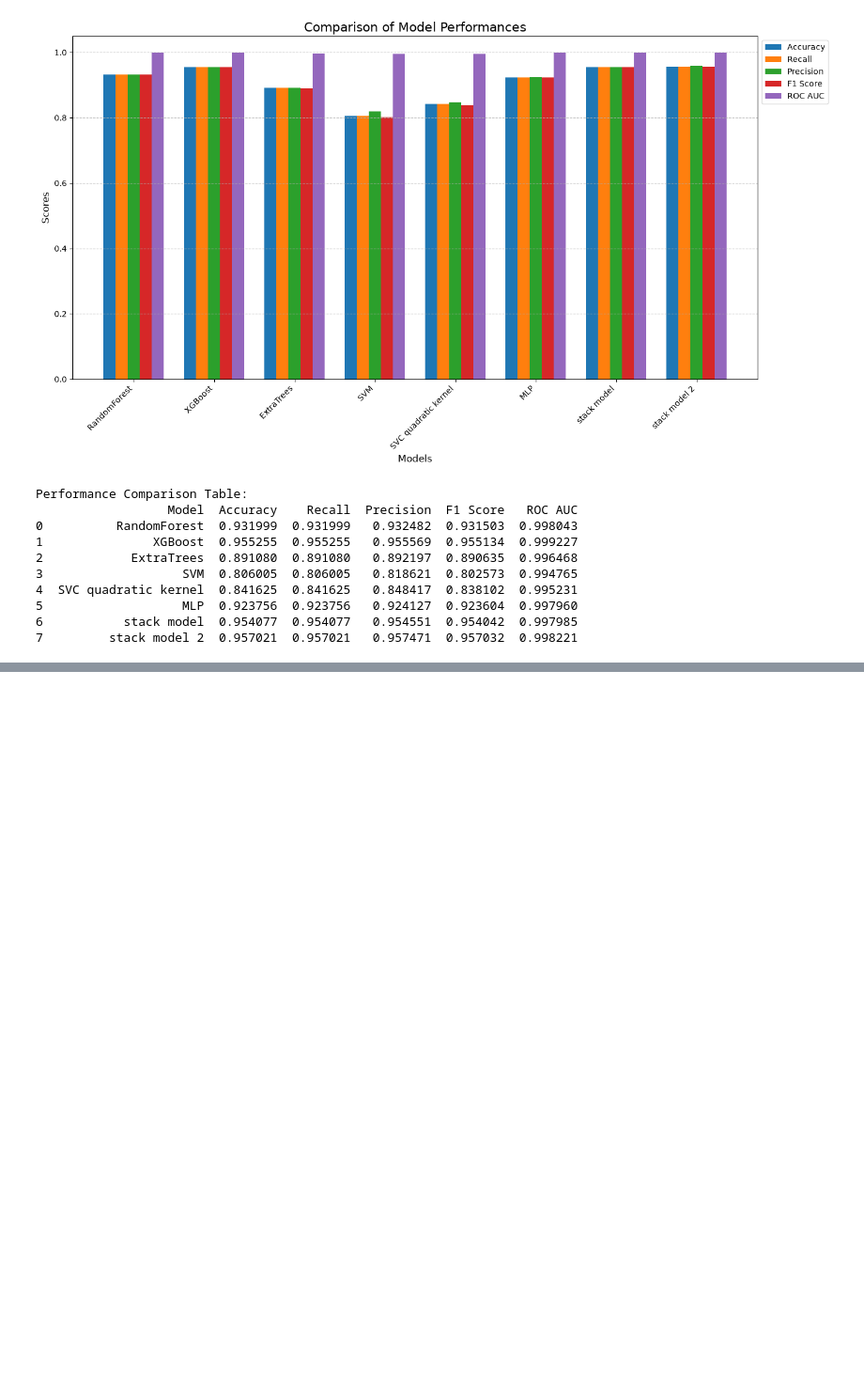
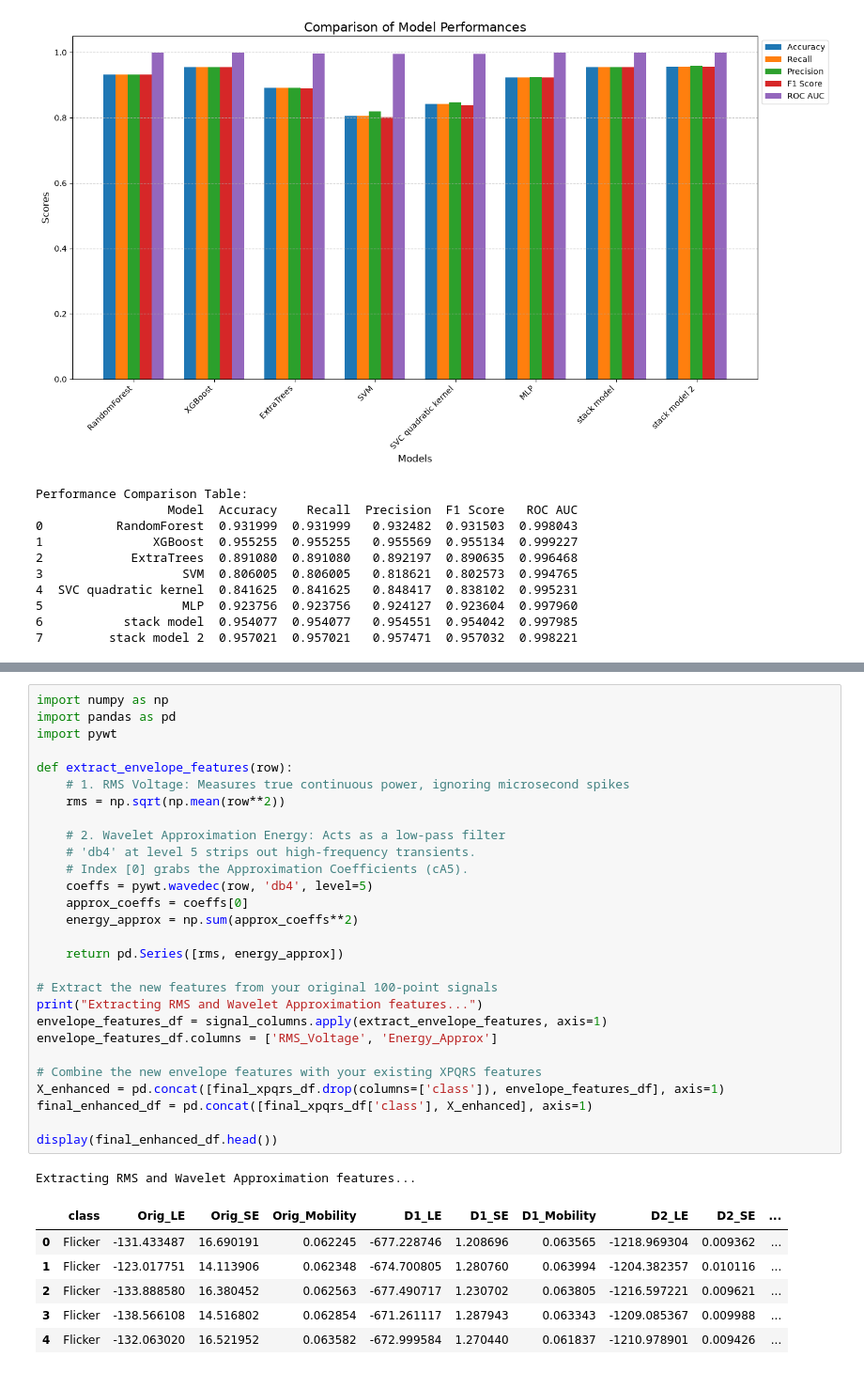
Before and after one commit to SorbieuRnk/PowerQualityDisturbancesClassification, a Jupyter notebook: project.ipynb, the cells around one changed output, grey strips where cells are left out. Shown at 94% size. Saved outputs shown, nothing was run; the diff lists cells and outputs as text; blank space fills up the shorter version.

Commit message:
achieved high acc

```diff
--- a/project.ipynb
+++ b/project.ipynb
@@ -786,0 +1060,36 @@ Performance Comparison Table:
+# %%
+import numpy as np
+import pandas as pd
+import pywt
+
+def extract_envelope_features(row):
+    # 1. RMS Voltage: Measures true continuous power, ignoring microsecond spikes
+    rms = np.sqrt(np.mean(row**2))
+
+    # 2. Wavelet Approximation Energy: Acts as a low-pass filter
+    # 'db4' at level 5 strips out high-frequency transients.
+    # Index [0] grabs the Approximation Coefficients (cA5).
+    coeffs = pywt.wavedec(row, 'db4', level=5)
+    approx_coeffs = coeffs[0]
+    energy_approx = np.sum(approx_coeffs**2)
+
+    return pd.Series([rms, energy_approx])
+
+# Extract the new features from your original 100-point signals
+print("Extracting RMS and Wavelet Approximation features...")
+envelope_features_df = signal_columns.apply(extract_envelope_features, axis=1)
+envelope_features_df.columns = ['RMS_Voltage', 'Energy_Approx']
+
+# Combine the new envelope features with your existing XPQRS features
+X_enhanced = pd.concat([final_xpqrs_df.drop(columns=['class']), envelope_features_df], axis=1)
+final_enhanced_df = pd.concat([final_xpqrs_df['class'], X_enhanced], axis=1)
+
+display(final_enhanced_df.head())
+# %% [output]
+Extracting RMS and Wavelet Approximation features...
+|  | class | Orig_LE | Orig_SE | Orig_Mobility | D1_LE | D1_SE | D1_Mobility | D2_LE | D2_SE | ... |
+| 0 | Flicker | -131.433487 | 16.690191 | 0.062245 | -677.228746 | 1.208696 | 0.063565 | -1218.969304 | 0.009362 | ... |
+| 1 | Flicker | -123.017751 | 14.113906 | 0.062348 | -674.700805 | 1.280760 | 0.063994 | -1204.382357 | 0.010116 | ... |
+| 2 | Flicker | -133.888580 | 16.380452 | 0.062563 | -677.490717 | 1.230702 | 0.063805 | -1216.597221 | 0.009621 | ... |
+| 3 | Flicker | -138.566108 | 14.516802 | 0.062854 | -671.261117 | 1.287943 | 0.063343 | -1209.085367 | 0.009988 | ... |
+| 4 | Flicker | -132.063020 | 16.521952 | 0.063582 | -672.999584 | 1.270440 | 0.061837 | -1210.978901 | 0.009426 | ... |
```
Also changed, not shown: parts of 6 cells of this notebook.
